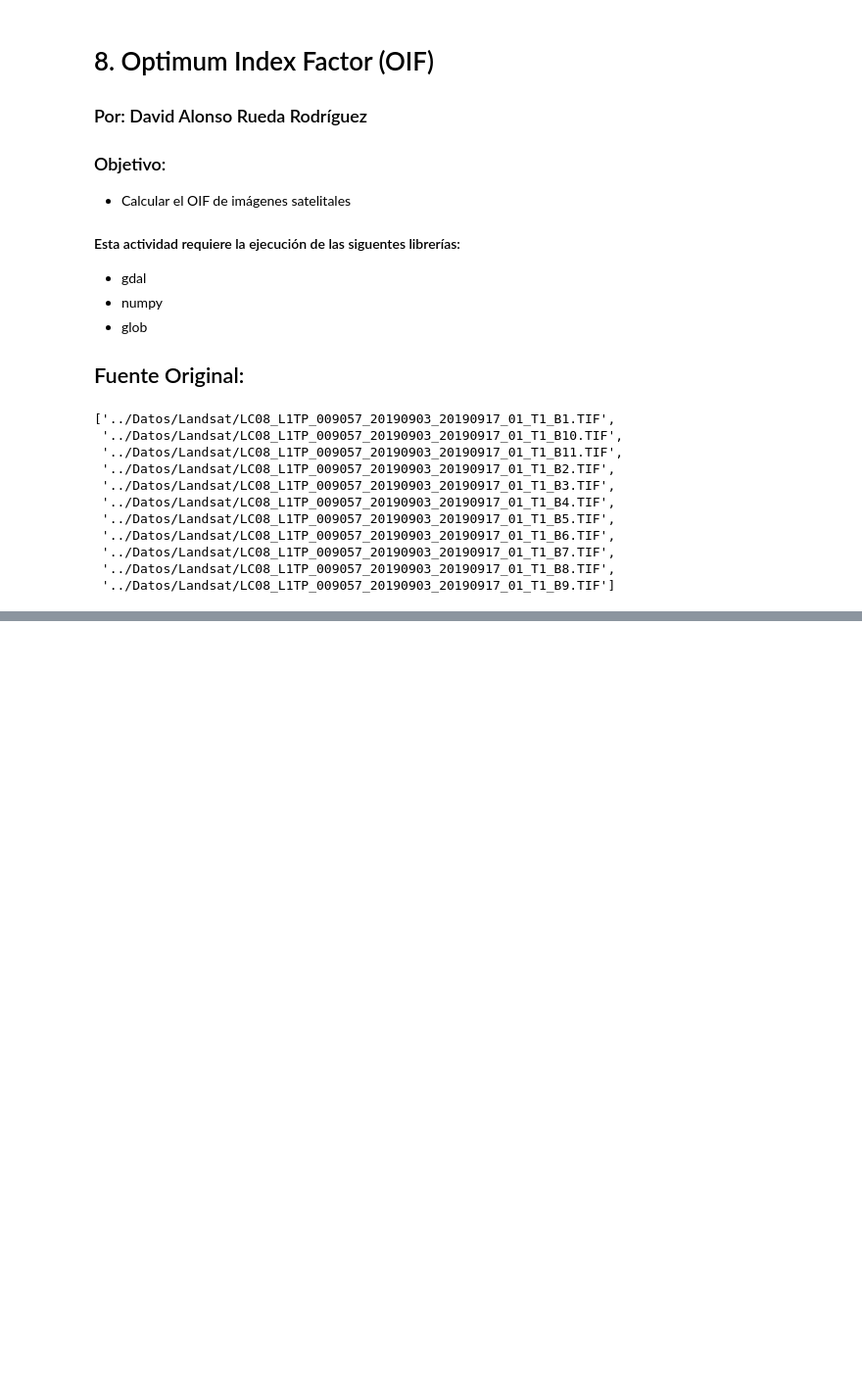
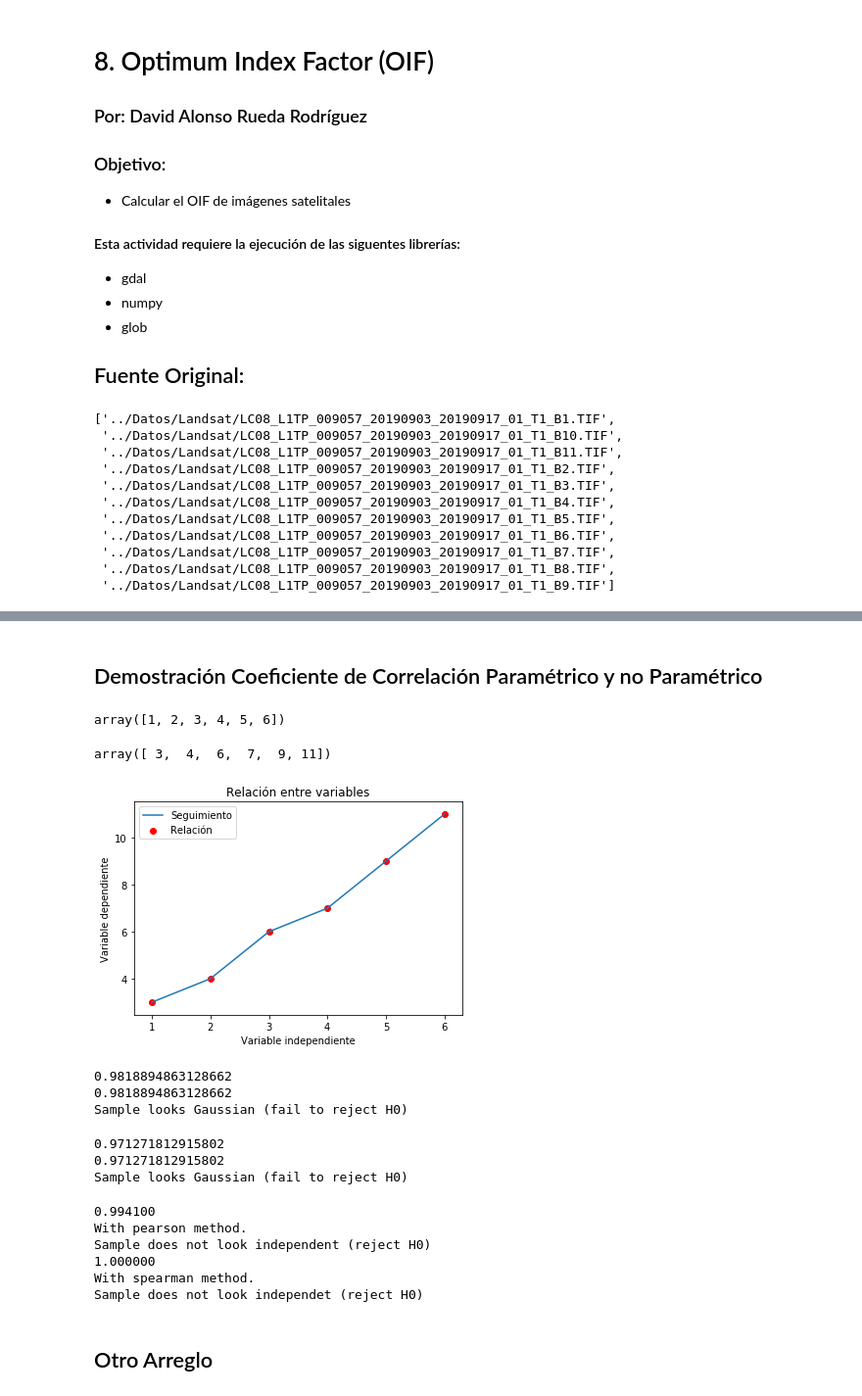
Before and after one commit to ruedadavid/SatelliteImages, a Jupyter notebook: 08_OIF.ipynb, the cells around one changed output, grey strips where cells are left out. Shown: that part at 98% size. Cells and saved outputs as stored; diff of their text form; code cells hidden in the pictures; blank space fills up the shorter version.

```diff
--- a/08_OIF.ipynb
+++ b/08_OIF.ipynb
@@ -67,0 +147,80 @@ plt.show()
+# %% [markdown]
+## Demostración Coeficiente de Correlación Paramétrico y no Paramétrico
+# %%
+a = np.array([[1, 2, 3], [4, 5, 6]])
+af = a.flatten()
+af
+# %% [output]
+array([1, 2, 3, 4, 5, 6])
+# %%
+b = np.array([[3, 4, 6], [7, 9,11]])
+bf = b.flatten()
+bf
+# %% [output]
+array([ 3,  4,  6,  7,  9, 11])
+# %%
+import matplotlib.pyplot as plt
+plt.plot(af,bf, label='Seguimiento')
+plt.scatter(af,bf, c='red', label='Relación')
+plt.title('Relación entre variables')
+plt.xlabel('Variable independiente')
+plt.ylabel('Variable dependiente')
+plt.legend()
+plt.show()
+# %% [output]
+[figure, added]
+# %%
+from scipy.stats import shapiro
+stat, p = shapiro(a)
+stat_f, p_f = shapiro(af)
+print(stat)
+print(stat_f)
+alpha = 0.05
+if p > alpha:
+    print('Sample looks Gaussian (fail to reject H0)')
+else:
+    print('Sample does not look Gaussian (reject H0)')
+# %% [output]
+0.9818894863128662
+0.9818894863128662
+Sample looks Gaussian (fail to reject H0)
+# %%
+from scipy.stats import shapiro
+stat, p = shapiro(b)
+stat_f, p_f = shapiro(bf)
+print(stat)
+print(stat_f)
+alpha = 0.05
+if p > alpha:
+    print('Sample looks Gaussian (fail to reject H0)')
+else:
+    print('Sample does not look Gaussian (reject H0)')
+# %% [output]
+0.971271812915802
+0.971271812915802
+Sample looks Gaussian (fail to reject H0)
+# %%
+from scipy.stats import pearsonr
+from scipy.stats import spearmanr
+alpha = 0.05
+stat, p = pearsonr(af,bf)
+print('{:.6f}' .format(stat))
+if p > alpha:
+    print('With pearson method.\nSample looks independent (fail to reject H0)')
+else:
+    print('With pearson method.\nSample does not look independent (reject H0)')
+stat, p = spearmanr(af,bf)
+print('{:.6f}' .format(stat))
+if p > alpha:
+    print('With spearman method.\nSample looks independent (fail to reject H0)')
+else:
+    print('With spearman method.\nSample does not look independet (reject H0)')
+# %% [output]
+0.994100
+With pearson method.
+Sample does not look independent (reject H0)
+1.000000
+With spearman method.
+Sample does not look independet (reject H0)
+# %% [markdown]
+## Otro Arreglo
```
Also changed, not shown: parts of 23 cells of this notebook, 2 other files.
